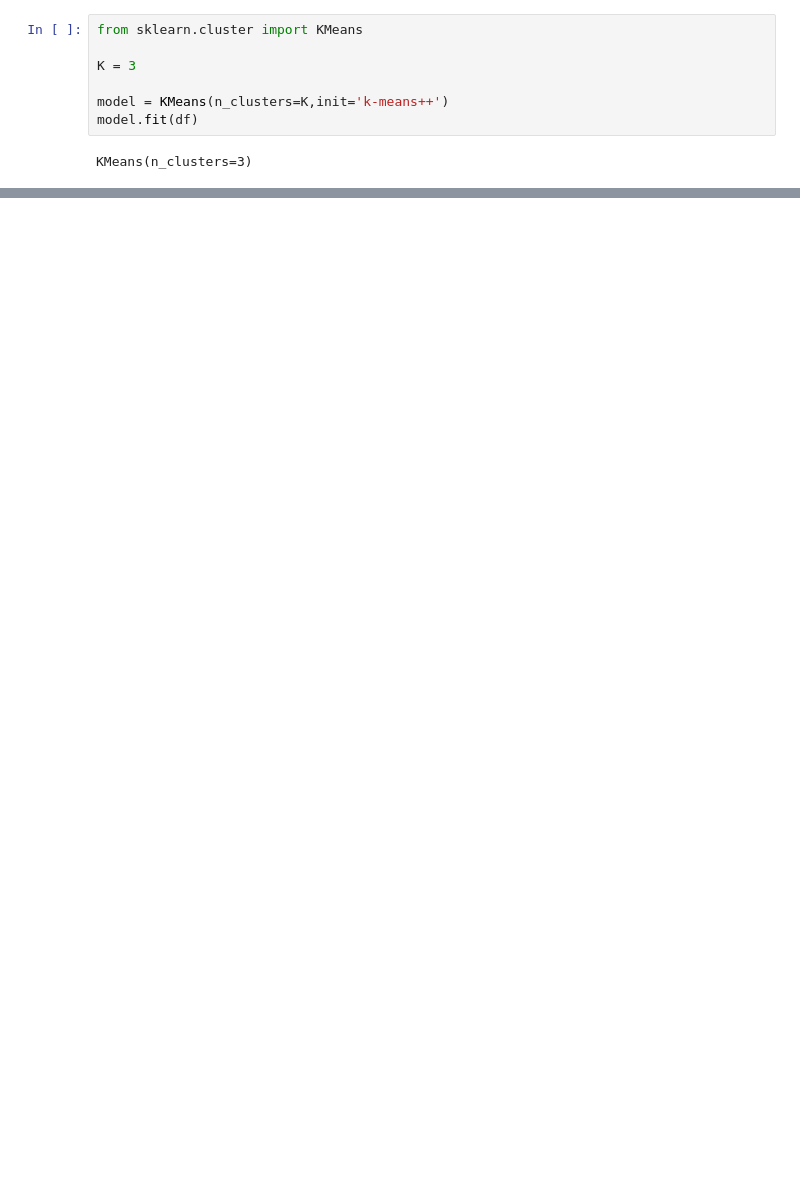
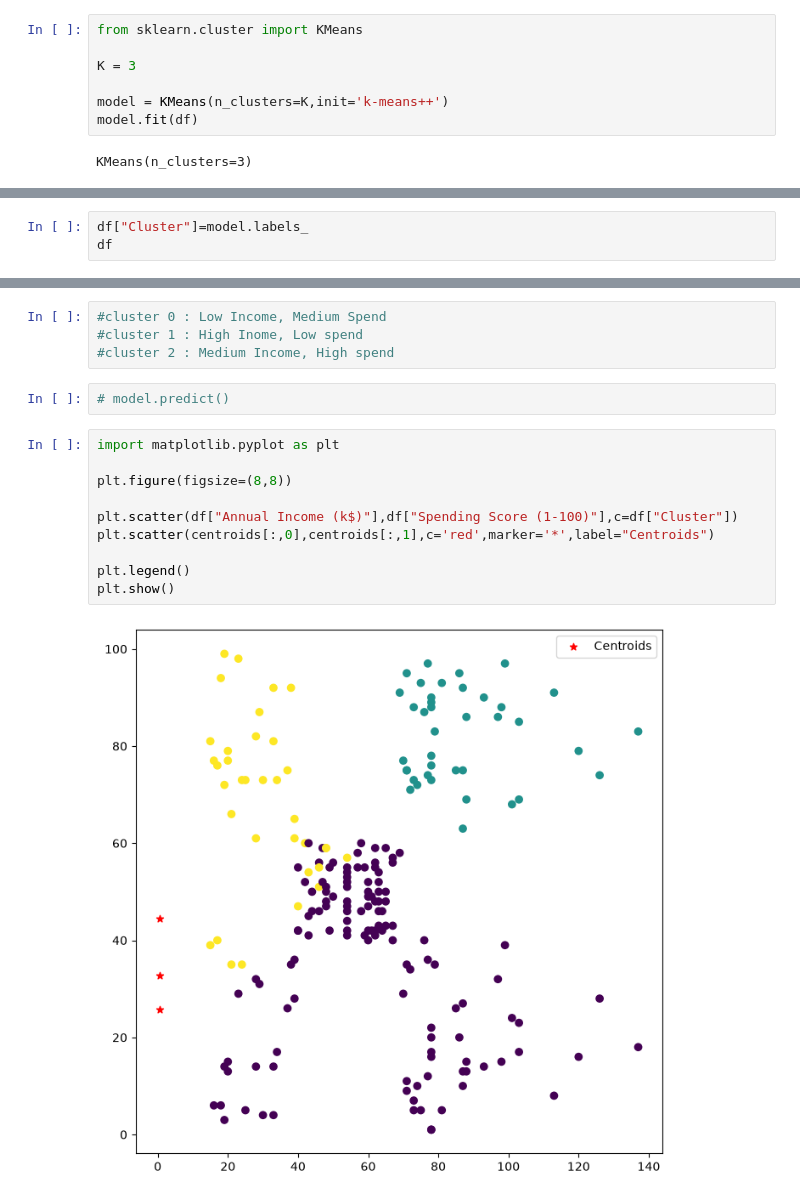
Before and after one commit to isarojdahal/AI-ML-Training-NCIT-6th-Sem-BCA-Students, a Jupyter notebook: 10 - Clustering /main.ipynb, the cells around one changed output, grey strips where cells are left out. Saved outputs shown, nothing was run; the diff lists cells and outputs as text; blank space fills up the shorter version.

```diff
--- a/10 - Clustering /main.ipynb
+++ b/10 - Clustering /main.ipynb
@@ -92,0 +77,3 @@ array([0, 0, 0, 0, 0, 0, 0, 0, 0, 0, 0, 0, 0, 0, 0, 0, 0, 0, 0, 0, 0, 0,
+# %%
+df["Cluster"]=model.labels_
+df
@@ -92,0 +103,18 @@ array([0, 0, 0, 0, 0, 0, 0, 0, 0, 0, 0, 0, 0, 0, 0, 0, 0, 0, 0, 0, 0, 0,
+# %%
+#cluster 0 : Low Income, Medium Spend
+#cluster 1 : High Inome, Low spend
+#cluster 2 : Medium Income, High spend
+# %%
+# model.predict()
+# %%
+import matplotlib.pyplot as plt
+
+plt.figure(figsize=(8,8))
+
+plt.scatter(df["Annual Income (k$)"],df["Spending Score (1-100)"],c=df["Cluster"])
+plt.scatter(centroids[:,0],centroids[:,1],c='red',marker='*',label="Centroids")
+
+plt.legend()
+plt.show()
+# %% [output]
+[figure, added]
```
Also changed, not shown: parts of 6 cells of this notebook.
